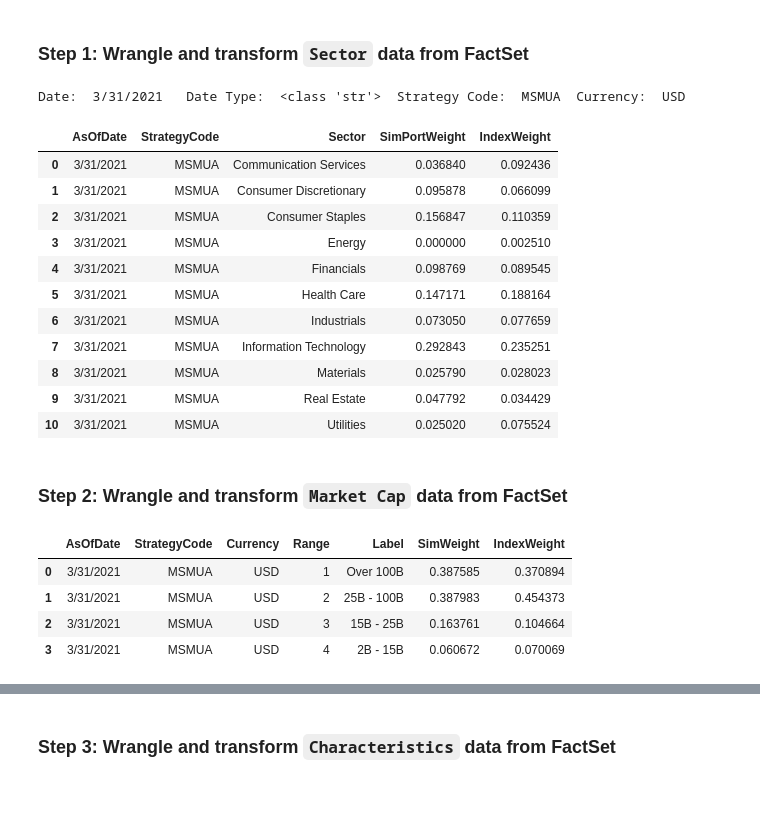
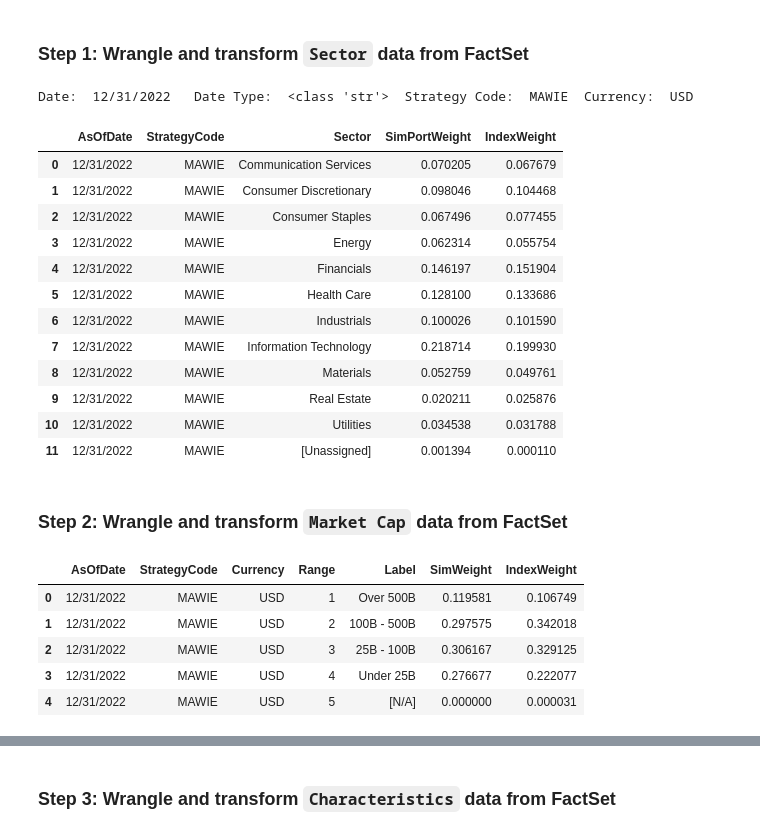
Before and after one commit to eardito/sim_chars_flat_file_project, a Jupyter notebook: chars_weights_flat_file.ipynb, the cells around one changed output, grey strips where cells are left out. Saved outputs shown, nothing was run; the diff lists cells and outputs as text; code cells hidden in the pictures; blank space fills up the shorter version.

```diff
--- a/chars_weights_flat_file.ipynb
+++ b/chars_weights_flat_file.ipynb
@@ -8,65 +11,66 @@ import xlsxwriter
 # %% [markdown]
 ### Step 1:  Wrangle and transform `Sector` data from FactSet
+# %%
+# Create variable with path to input file in input folder
+cwd = os.getcwd()
+input_path = os.path.join(cwd + "/input/input_template.xlsx")
 # %%
 # Import sector weights tab and create df
-df = pd.read_excel('input_template.xlsx', sheet_name = 'SECTOR WEIGHTS', skiprows=7, header= None, names=['Sector', 'SimPortWeight', 'IndexWeight'])
+sector = pd.read_excel(input_path, sheet_name = 'SECTOR WEIGHTS', skiprows=7, header= None, names=['Sector', 'SimPortWeight', 'IndexWeight'])
 
 # Drop blank rows
-df = df.dropna(axis=0)
+sector = sector.dropna(axis=0)
 
 # Delete Total Row
-df = df[df['Sector'] != 'Total']
+sector = sector[sector['Sector'] != 'Total']
 
 # Divide Weights by 100
-df[['SimPortWeight', 'IndexWeight']] = df[['SimPortWeight', 'IndexWeight']].div(100)
+sector[['SimPortWeight', 'IndexWeight']] = sector[['SimPortWeight', 'IndexWeight']].div(100)
 
 # Import same file to wo skipping rows to get some add'l necessary meta_data
-df_metadata = pd.read_excel('input_template.xlsx', sheet_name = 'SECTOR WEIGHTS')
+df_metadata = pd.read_excel(input_path, sheet_name = 'SECTOR WEIGHTS')
 
 # Get report date
 rpt_date = df_metadata.iloc[4,0]
 
 # Get report currency
 rpt_curr = df_metadata.iloc[0,0]
 
 # Get strategy code (allow for suffix such as EVE if exists)
-code_raw = df_metadata.columns[0].split()[0]
-if len(code_raw.split('_')) == 3:
-    names = code_raw.split('_')[0:-1]
-    rpt_code = names[0] + "_" + names[1]
-else:
-    rpt_code = code_raw.split('_')[0]
+full_rpt_code = df_metadata.columns[0].split()[0]
+rpt_code = full_rpt_code.split('_')[0]
 
 # Insert add'l cols needed for Seismic
-df.insert(0, 'AsOfDate', rpt_date)
-df.insert(1, 'StrategyCode', rpt_code)
+sector.insert(0, 'AsOfDate', rpt_date)
+sector.insert(1, 'StrategyCode', rpt_code)
 
 # Preview df and metadata
 print('Date: ', rpt_date, " ", "Date Type: ", type(rpt_date), ' Strategy Code: ', rpt_code, \
     ' Currency: ', rpt_curr)
-df.head(13)
+sector.head(13)
 
 # Use 'filepath' below if want to make sharable with IB and MM, can use PA directory for input and output.
 #filepath 'M:/Characteristics/Flat File/Template/Flat_File_Template.xlsx'
 # %% [output]
-Date:  3/31/2021   Date Type:  <class 'str'>  Strategy Code:  MSMUA  Currency:  USD
+Date:  12/31/2022   Date Type:  <class 'str'>  Strategy Code:  MAWIE  Currency:  USD
 |  | AsOfDate | StrategyCode | Sector | SimPortWeight | IndexWeight |
-| 0 | 3/31/2021 | MSMUA | Communication Services | 0.036840 | 0.092436 |
-| 1 | 3/31/2021 | MSMUA | Consumer Discretionary | 0.095878 | 0.066099 |
-| 2 | 3/31/2021 | MSMUA | Consumer Staples | 0.156847 | 0.110359 |
-| 3 | 3/31/2021 | MSMUA | Energy | 0.000000 | 0.002510 |
-| 4 | 3/31/2021 | MSMUA | Financials | 0.098769 | 0.089545 |
-| 5 | 3/31/2021 | MSMUA | Health Care | 0.147171 | 0.188164 |
-| 6 | 3/31/2021 | MSMUA | Industrials | 0.073050 | 0.077659 |
-| 7 | 3/31/2021 | MSMUA | Information Technology | 0.292843 | 0.235251 |
-| 8 | 3/31/2021 | MSMUA | Materials | 0.025790 | 0.028023 |
-| 9 | 3/31/2021 | MSMUA | Real Estate | 0.047792 | 0.034429 |
-| 10 | 3/31/2021 | MSMUA | Utilities | 0.025020 | 0.075524 |
+| 0 | 12/31/2022 | MAWIE | Communication Services | 0.070205 | 0.067679 |
+| 1 | 12/31/2022 | MAWIE | Consumer Discretionary | 0.098046 | 0.104468 |
+| 2 | 12/31/2022 | MAWIE | Consumer Staples | 0.067496 | 0.077455 |
+| 3 | 12/31/2022 | MAWIE | Energy | 0.062314 | 0.055754 |
+| 4 | 12/31/2022 | MAWIE | Financials | 0.146197 | 0.151904 |
+| 5 | 12/31/2022 | MAWIE | Health Care | 0.128100 | 0.133686 |
+| 6 | 12/31/2022 | MAWIE | Industrials | 0.100026 | 0.101590 |
+| 7 | 12/31/2022 | MAWIE | Information Technology | 0.218714 | 0.199930 |
+| 8 | 12/31/2022 | MAWIE | Materials | 0.052759 | 0.049761 |
+| 9 | 12/31/2022 | MAWIE | Real Estate | 0.020211 | 0.025876 |
+| 10 | 12/31/2022 | MAWIE | Utilities | 0.034538 | 0.031788 |
+| 11 | 12/31/2022 | MAWIE | [Unassigned] | 0.001394 | 0.000110 |
 # %% [markdown]
 ### Step 2:  Wrangle and transform `Market Cap` data from FactSet
 # %%
 # Import mcap weights tab and create df
-mcap = pd.read_excel('input_template.xlsx', sheet_name = 'MARKET CAP WEIGHTS', header = None, skiprows = 7, names= ('Label', 'SimWeight', 'IndexWeight'))
+mcap = pd.read_excel(input_path, sheet_name = 'MARKET CAP WEIGHTS', header = None, usecols = "A:C",  skiprows = 7, names= ('Label', 'SimWeight', 'IndexWeight'))
 
 # Insert add'l cols needed for Seismic
 mcap.insert(0, 'AsOfDate', rpt_date)
@@ -93,7 +97,8 @@ mcap
 #filepath 'M:/Characteristics/Flat File/Template/Flat_File_Template.xlsx'
 # %% [output]
 |  | AsOfDate | StrategyCode | Currency | Range | Label | SimWeight | IndexWeight |
-| 0 | 3/31/2021 | MSMUA | USD | 1 | Over 100B | 0.387585 | 0.370894 |
-| 1 | 3/31/2021 | MSMUA | USD | 2 | 25B - 100B | 0.387983 | 0.454373 |
-| 2 | 3/31/2021 | MSMUA | USD | 3 | 15B - 25B | 0.163761 | 0.104664 |
-| 3 | 3/31/2021 | MSMUA | USD | 4 | 2B - 15B | 0.060672 | 0.070069 |
+| 0 | 12/31/2022 | MAWIE | USD | 1 | Over 500B | 0.119581 | 0.106749 |
+| 1 | 12/31/2022 | MAWIE | USD | 2 | 100B - 500B | 0.297575 | 0.342018 |
+| 2 | 12/31/2022 | MAWIE | USD | 3 | 25B - 100B | 0.306167 | 0.329125 |
+| 3 | 12/31/2022 | MAWIE | USD | 4 | Under 25B | 0.276677 | 0.222077 |
+| 4 | 12/31/2022 | MAWIE | USD | 5 | [N/A] | 0.000000 | 0.000031 |
```
Also changed, not shown: parts of 16 cells of this notebook.
